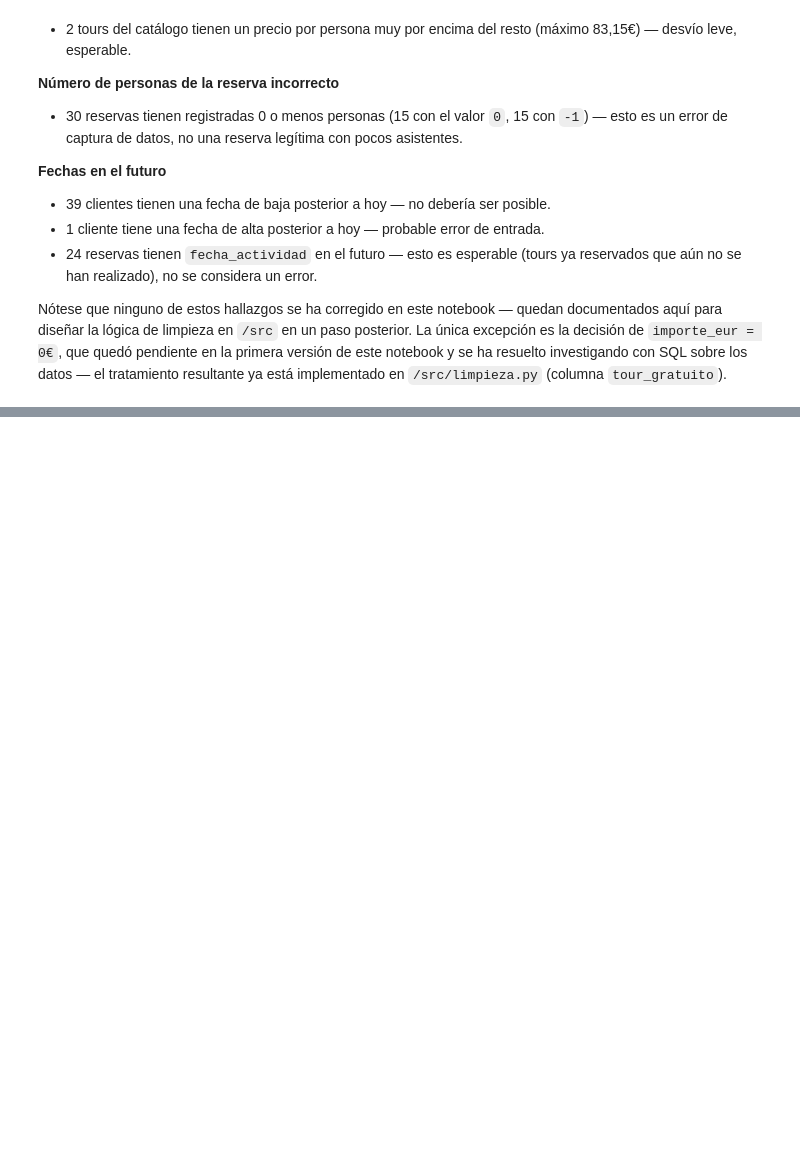
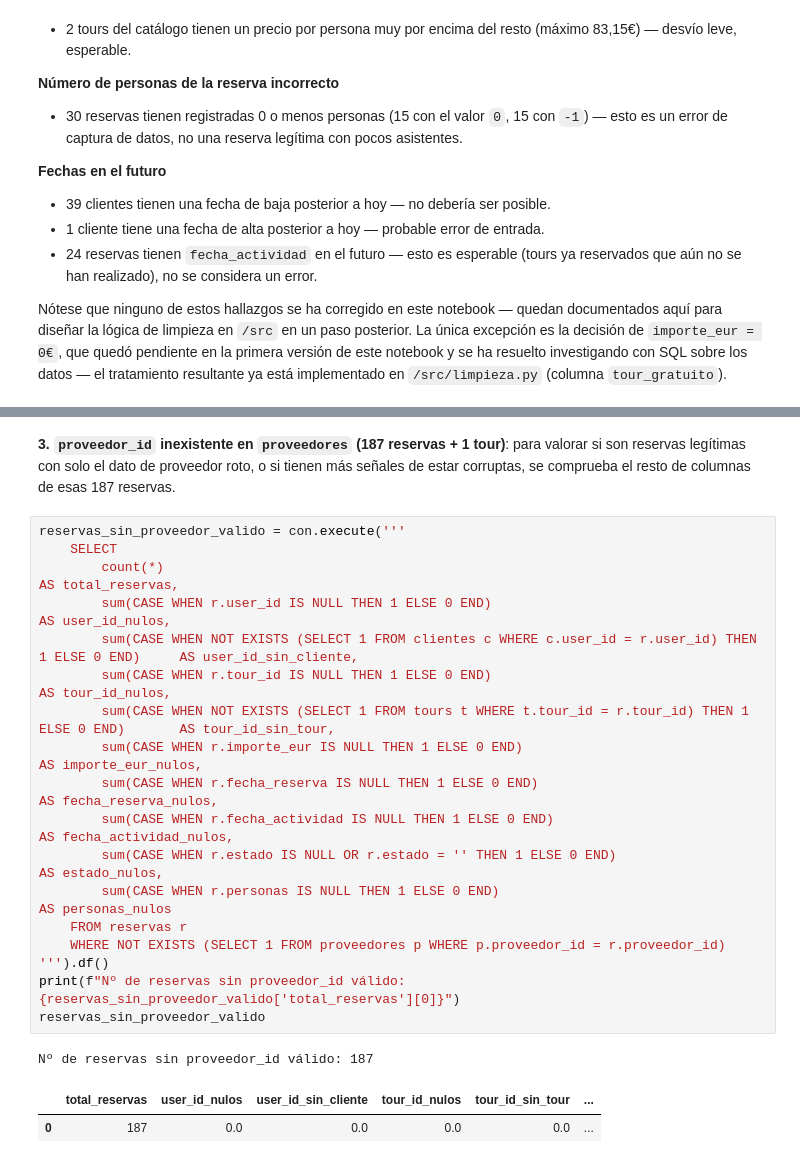
Before and after one commit to Irenegov/civitatis-business-case, a Jupyter notebook: notebooks/01_exploracion_inicial.ipynb, the cells around one changed output, grey strips where cells are left out. Drawn from its saved outputs; the diff is of its cells as text; blank space fills up the shorter version.

```diff
--- a/notebooks/01_exploracion_inicial.ipynb
+++ b/notebooks/01_exploracion_inicial.ipynb
@@ -579,0 +616,24 @@ implementado en `/src/limpieza.py` (columna `tour_gratuito`).
+# %% [markdown]
+**3. `proveedor_id` inexistente en `proveedores` (187 reservas + 1 tour)**: para valorar si son reservas legítimas con solo el dato de proveedor roto, o si tienen más señales de estar corruptas, se comprueba el resto de columnas de esas 187 reservas.
+# %%
+reservas_sin_proveedor_valido = con.execute('''
+    SELECT
+        count(*)                                                                                              AS total_reservas,
+        sum(CASE WHEN r.user_id IS NULL THEN 1 ELSE 0 END)                                                    AS user_id_nulos,
+        sum(CASE WHEN NOT EXISTS (SELECT 1 FROM clientes c WHERE c.user_id = r.user_id) THEN 1 ELSE 0 END)     AS user_id_sin_cliente,
+        sum(CASE WHEN r.tour_id IS NULL THEN 1 ELSE 0 END)                                                    AS tour_id_nulos,
+        sum(CASE WHEN NOT EXISTS (SELECT 1 FROM tours t WHERE t.tour_id = r.tour_id) THEN 1 ELSE 0 END)       AS tour_id_sin_tour,
+        sum(CASE WHEN r.importe_eur IS NULL THEN 1 ELSE 0 END)                                                AS importe_eur_nulos,
+        sum(CASE WHEN r.fecha_reserva IS NULL THEN 1 ELSE 0 END)                                              AS fecha_reserva_nulos,
+        sum(CASE WHEN r.fecha_actividad IS NULL THEN 1 ELSE 0 END)                                            AS fecha_actividad_nulos,
+        sum(CASE WHEN r.estado IS NULL OR r.estado = '' THEN 1 ELSE 0 END)                                    AS estado_nulos,
+        sum(CASE WHEN r.personas IS NULL THEN 1 ELSE 0 END)                                                   AS personas_nulos
+    FROM reservas r
+    WHERE NOT EXISTS (SELECT 1 FROM proveedores p WHERE p.proveedor_id = r.proveedor_id)
+''').df()
+print(f"Nº de reservas sin proveedor_id válido: {reservas_sin_proveedor_valido['total_reservas'][0]}")
+reservas_sin_proveedor_valido
+# %% [output]
+Nº de reservas sin proveedor_id válido: 187
+|  | total_reservas | user_id_nulos | user_id_sin_cliente | tour_id_nulos | tour_id_sin_tour | ... |
+| 0 | 187 | 0.0 | 0.0 | 0.0 | 0.0 | ... |
```
Also changed, not shown: parts of 7 cells of this notebook, 1 other file.
